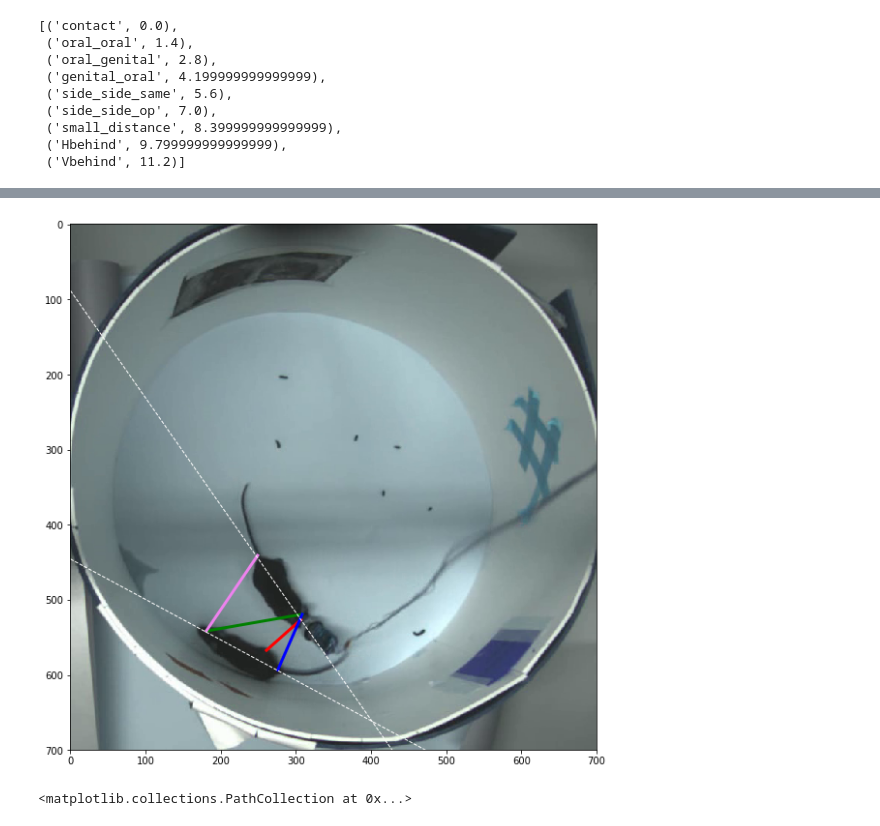
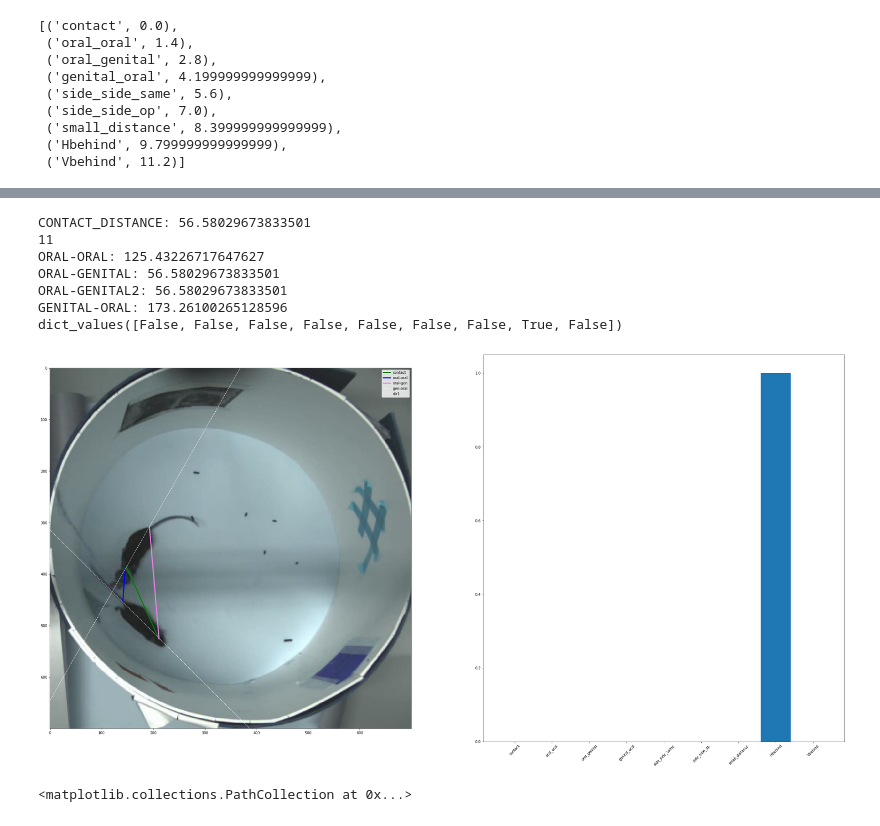
Before and after one commit to melisamc89/social_interaction, a Jupyter notebook: src/ethogram_parameters.ipynb, the cells around one changed output, grey strips where cells are left out. Cells and saved outputs as stored; diff of their text form; code cells hidden in the pictures.

Commit message:
ellipse distance based on 8 equidistant angular points in the perimeter

```diff
--- a/src/ethogram_parameters.ipynb
+++ b/src/ethogram_parameters.ipynb
@@ -380,7 +398,7 @@ def get_model_static_parameters(shape_model1 = None, shape_model2= None):
     tail2 = shape_model2.tail
 
     ## compute distances between different model body parts
-    NPOINTS = 20 # number of random samples for ellipsoide distance computation
+    NPOINTS = 10 # number of random samples for ellipsoide distance computation
 
 
     #same body part distance
@@ -419,8 +437,8 @@ def get_model_static_parameters(shape_model1 = None, shape_model2= None):
     c_b1b2 = distance(body1.center,body2.center)
     c_b1t2 = distance(body1.center,tail2.center)
     c_b2t1 = distance(body2.center,tail1.center)
-    c_h1t2 = distance(body1.center,tail2.center)
-    c_h2t1 = distance(body2.center,tail1.center)
+    c_h1t2 = distance(head1.center,tail2.center)
+    c_h2t1 = distance(head2.center,tail1.center)
 
     #distance parameters tuple
     distance_parameters = namedtuple('distance_parameters', ['b1b2','b1h2','b1t2','b2h1','b2t1','h1h2','t1t2', 'c_h1h2', 'c_b1b2','c_b1t2','c_b2t1', 'c_h1t2', 'c_h2t1'])
@@ -536,47 +554,58 @@ def static_ethogram(pf):
 
 def plot_labeled_frame(frame,shape1,shape2):
 
-    figure, axes = plt.subplots(figsize = (10,10))
+    figure, axes = plt.subplots(1,2,figsize = (40,20))
 
     pf = get_model_static_parameters(shape_model1 = shape1, shape_model2= shape2)
 
     ### plot contact vector
     contact_distance = min(pf.distance_parameters)*pscale
+    print('CONTACT_DISTANCE:', contact_distance)
     contact_distance_parts = np.argmin(pf.distance_parameters)
-    contact_distance_points = pf.distance_points[contact_distance_parts]
+    if contact_distance_parts < 7:
+        contact_distance_points = pf.distance_points[contact_distance_parts]
 
-    x = [contact_distance_points[0,0],contact_distance_points[1,0]]
-    y = [contact_distance_points[0,1],contact_distance_points[1,1]]
-    axes.plot(x, y, color="red", linewidth=3)
-
+        x = [contact_distance_points[0,0],contact_distance_points[1,0]]
+        y = [contact_distance_points[0,1],contact_distance_points[1,1]]
+        axes[0].plot(x, y, color="red", linewidth=3)
 
     ### plot oral_contact vector
+    print('ORAL-ORAL:', pf.distance_parameters.c_h1h2*pscale)
     x = [model1.shape_model[frame_n].head.center[0],model2.shape_model[frame_n].head.center[0]]
     y = [model1.shape_model[frame_n].head.center[1],model2.shape_model[frame_n].head.center[1]]
-    axes.plot(x, y, color="green", linewidth=3)
+    axes[0].plot(x, y, color="green", linewidth=3)
 
     ### plot oral_genital vector
+    print('ORAL-GENITAL:', pf.distance_parameters.c_h1t2*pscale)
     x = [model1.shape_model[frame_n].head.center[0],model2.shape_model[frame_n].tail.center[0]]
     y = [model1.shape_model[frame_n].head.center[1],model2.shape_model[frame_n].tail.center[1]]
-    axes.plot(x, y, color="blue", linewidth=3)
+    axes[0].plot(x, y, color="blue", linewidth=3)
+    print('ORAL-GENITAL2:',distance(model1.shape_model[frame_n].head.center,model2.shape_model[frame_n].tail.center)*pscale)
 
 
     ### plot genital_oral vector
+    print('GENITAL-ORAL:', pf.distance_parameters.c_h2t1*pscale)
     x = [model2.shape_model[frame_n].head.center[0],model1.shape_model[frame_n].tail.center[0]]
     y = [model2.shape_model[frame_n].head.center[1],model1.shape_model[frame_n].tail.center[1]]
-    axes.plot(x, y, color="violet", linewidth=3)
+    axes[0].plot(x, y, color="violet", linewidth=3)
 
     ### plot directions
     p1 = [0, 700]
     p2 = [model1.shape_model[frame_n].body.reg.intercept_, 700* model1.shape_model[frame_n].body.reg.coef_ + model1.shape_model[frame_n].body.reg.intercept_]
-    axes.plot(p1, p2, color="white", linewidth=1, linestyle = "dashed")
+    axes[0].plot(p1, p2, color="white", linewidth=1, linestyle = "dashed")
 
     p1 = [0, 700]
     p2 = [model2.shape_model[frame_n].body.reg.intercept_, 700* model2.shape_model[frame_n].body.reg.coef_ + model2.shape_model[frame_n].body.reg.intercept_]
-    axes.plot(p1, p2, color="white", linewidth=1, linestyle = "dashed")
+    axes[0].plot(p1, p2, color="white", linewidth=1, linestyle = "dashed")
 
-    axes.set_legend(['contact','oral-oral','oral'])
-    axes.imshow(frame)#, origin = 'lower')
+    axes[0].legend(['contact','oral-oral','oral-gen','gen-oral','dir1','dir2'])
+    axes[0].imshow(frame)#, origin = 'lower')
+
+    interactions = static_ethogram(parameters[frame_n]).values()
+    print(interactions)
+    axes[1].bar(np.arange(0,len(interactions)),interactions)
+    axes[1].set_xticks(np.arange(0,len(interactions)))
+    axes[1].set_xticklabels(fields,rotation = 45);
 
     return
 # %% [markdown]
@@ -649,20 +678,27 @@ ax.set_yticklabels(fields);
 # %%
 ## plot distances in a frame
 
 import cv2
 input_video_name = tracking_path / 'raw120s.mp4'
 
-frame_n = 150
+frame_n = 450
 #print(frame_n)
 cap = cv2.VideoCapture(str(input_video_name))
 cap.set(cv2.CAP_PROP_POS_FRAMES, frame_n)
 r , frame = cap.read()
 
 shape1 = model1.shape_model[frame_n]
 shape2 = model2.shape_model[frame_n]
 plot_labeled_frame(frame,shape1,shape2)
 # %% [output]
+CONTACT_DISTANCE: 56.58029673833501
+11
+ORAL-ORAL: 125.43226717647627
+ORAL-GENITAL: 56.58029673833501
+ORAL-GENITAL2: 56.58029673833501
+GENITAL-ORAL: 173.26100265128596
+dict_values([False, False, False, False, False, False, False, True, False])
-[figure, old version]
+[figure, new version]
 # %%
 ## ploiting parameters evolution
 
```
Also changed, not shown: parts of 7 cells of this notebook.
